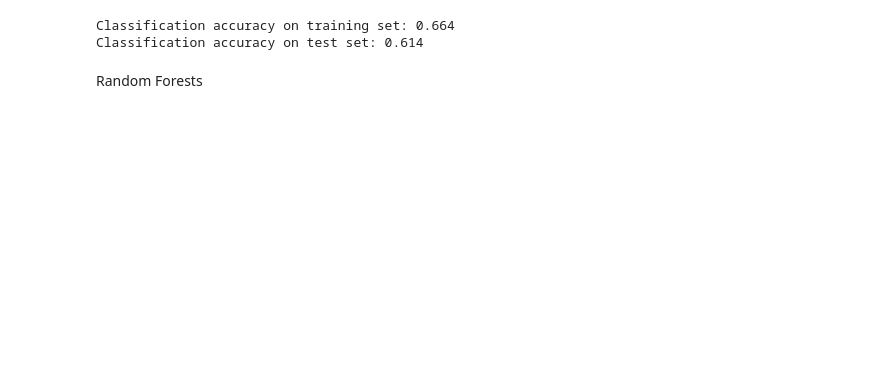
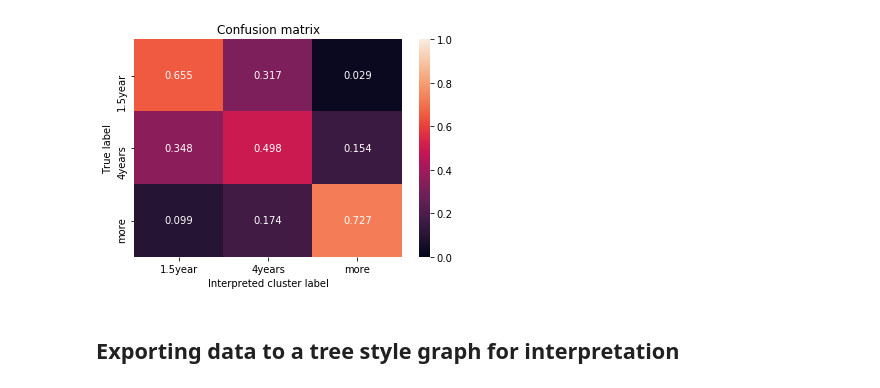
Before and after one commit to patricieni/ICM, a Jupyter notebook: Modelling.ipynb, the cells around one changed output. Cells and saved outputs as stored; diff of their text form; code cells hidden in the pictures; blank space fills up the shorter version.

```diff
--- a/Modelling.ipynb
+++ b/Modelling.ipynb
@@ -226,0 +361,38 @@ DecisionTreeClassifier(class_weight=None, criterion='entropy', max_depth=6,
+# %%
+# Random forests n_estimators based on validation set
+estimators_range = [5, 10, 20, 50, 100, 200, 300, 400, 500]
+accuracies = []
+errors = []
+roc_auc = []
+cm = []
+l = np.array(labels)
+
+for n_estimators in estimators_range:
+    rfc = RandomForestClassifier(criterion='entropy',
+                                   n_estimators=n_estimators,
+                                   max_features = 30,
+                                   max_depth =100,
+                                   n_jobs = -1,
+                                   random_state = 1123)
+    rfc.fit(X_train, Y_train)
+
+    # Accuracy
+    accuracies.append(rfc.score(X_test,Y_test))
+
+    # XEntropy Error
+    probas = rfc.predict_proba(X_test)
+    y_pred = np.argmax(probas, axis=1)
+    errors.append(log_loss(Y_test,probas))
+
+    # Confusion matrix
+    cfm = confusion_matrix(Y_test, l[y_pred])
+    cm.append(cfm)
+
+    # ROC-AUC
+    Y_test_binary = label_binarize(Y_test, classes=labels)
+    y_pred_binary = label_binarize(l[y_pred],classes =labels)
+    auc_curve = multi_class_auc(len(l),Y_test_binary,y_pred_binary)
+    roc_auc.append(auc_curve)
+
+n_estimators_optimal_accuracies = estimators_range[np.argmax(accuracies)]
+n_estimators_optimal_errors = estimators_range[np.argmin(errors)]
@@ -227,3 +420,12 @@ DecisionTreeClassifier(class_weight=None, criterion='entropy', max_depth=6,
+# %%
+plt.figure()
+plot_confusion_matrix(cm[5], norm=True, classes=labels)
+plt.xlabel('Interpreted cluster label')
+plt.show()
+# %% [output]
+[figure, added]
+# %% [markdown]
+## Exporting data to a tree style graph for interpretation
 # %%
 dot_data = tree.export_graphviz(dt, out_file=None,
     feature_names= df_clean.drop(["life_expectancy_bin","life_expectancy"], axis=1).columns,
@@ -240,13 +442,3 @@ with open("tree.dot", 'w') as f:
                          class_names = labels,
                          filled=True, rounded=True,
                          special_characters=True)
-# %%
-prediction_train = dt.predict(X=X_train)
-prediction_test = dt.predict(X=X_test)
-print('Classification accuracy on training set: {:.3f}'.format(accuracy_score(y_train,prediction_train)))
-print('Classification accuracy on test set: {:.3f}'.format(accuracy_score(y_test,prediction_test)))
-# %% [output]
-Classification accuracy on training set: 0.664
-Classification accuracy on test set: 0.614
-# %% [markdown]
-Random Forests
```
Also changed, not shown: parts of 65 cells of this notebook, 1 other file.
